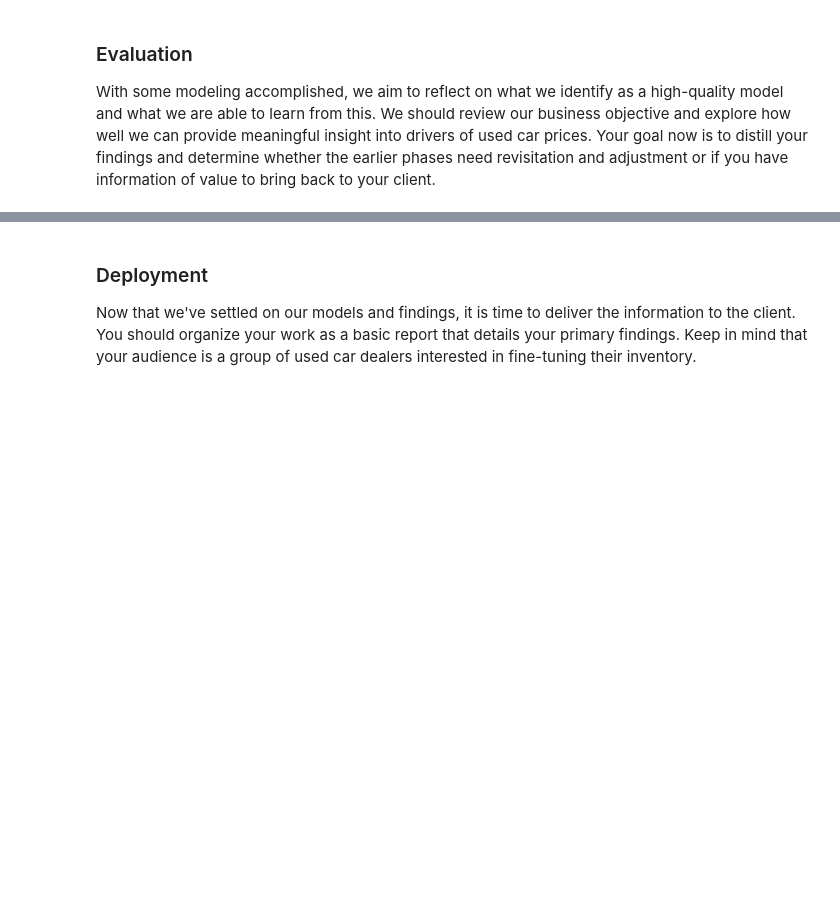
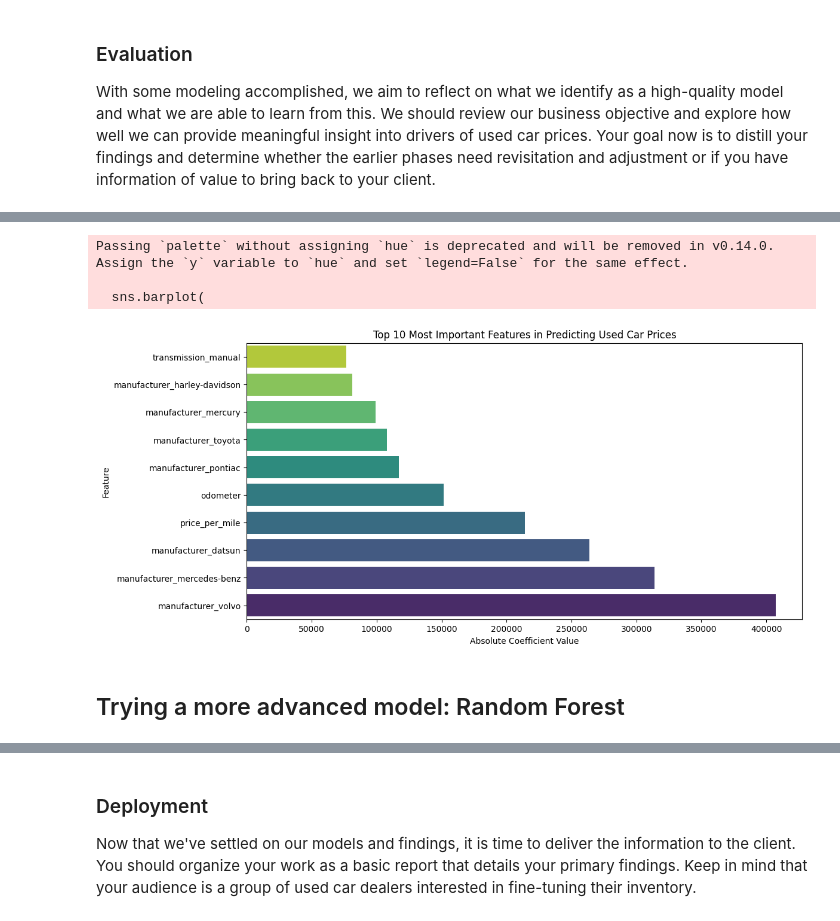
Before and after one commit to ashmehta/CarPrediction, a Jupyter notebook: prompt_II.ipynb, the cells around one changed output, grey strips where cells are left out. Cells and saved outputs as stored; diff of their text form; code cells hidden in the pictures; blank space fills up the shorter version.

```diff
--- a/prompt_II.ipynb
+++ b/prompt_II.ipynb
@@ -191,0 +184,20 @@ lin_df
+# %%
+# Get feature names after preprocessing
+feature_names = numerical_features  # Start with numerical features
+
+# Add categorical feature names from OneHotEncoder
+onehot_categories = model_pipeline.named_steps['preprocessor'].named_transformers_['cat'].named_steps['encoder'].get_feature_names_out(categorical_features)
+feature_names = np.concatenate([feature_names, onehot_categories])
+
+# Extract model coefficients
+coefficients = model_pipeline.named_steps['model'].coef_
+
+# Create a DataFrame for better visualization
+feature_importance = pd.DataFrame({'Feature': feature_names, 'Coefficient': coefficients})
+feature_importance['Absolute_Coefficient'] = feature_importance['Coefficient'].abs()  # Use absolute value to rank
+
+# Sort by absolute coefficient value (strongest impact)
+feature_importance = feature_importance.sort_values(by='Absolute_Coefficient', ascending=False)
+
+# Display top 10 most important features
+print(feature_importance.head(10))
@@ -191,0 +216,21 @@ lin_df
+# %%
+# Plot feature importance
+plt.figure(figsize=(12, 6))
+sns.barplot(
+    x=feature_importance['Absolute_Coefficient'][:10],
+    y=feature_importance['Feature'][:10],
+    palette="viridis"
+)
+
+plt.xlabel("Absolute Coefficient Value")
+plt.ylabel("Feature")
+plt.title("Top 10 Most Important Features in Predicting Used Car Prices")
+plt.gca().invert_yaxis()  # Largest importance on top
+plt.show()
+# %% [output]
+Passing `palette` without assigning `hue` is deprecated and will be removed in v0.14.0. Assign the `y` variable to `hue` and set `legend=False` for the same effect.
+
+  sns.barplot(
+[figure, added]
+# %% [markdown]
+## Trying a more advanced model: Random Forest ##
```
Also changed, not shown: parts of 19 cells of this notebook.
